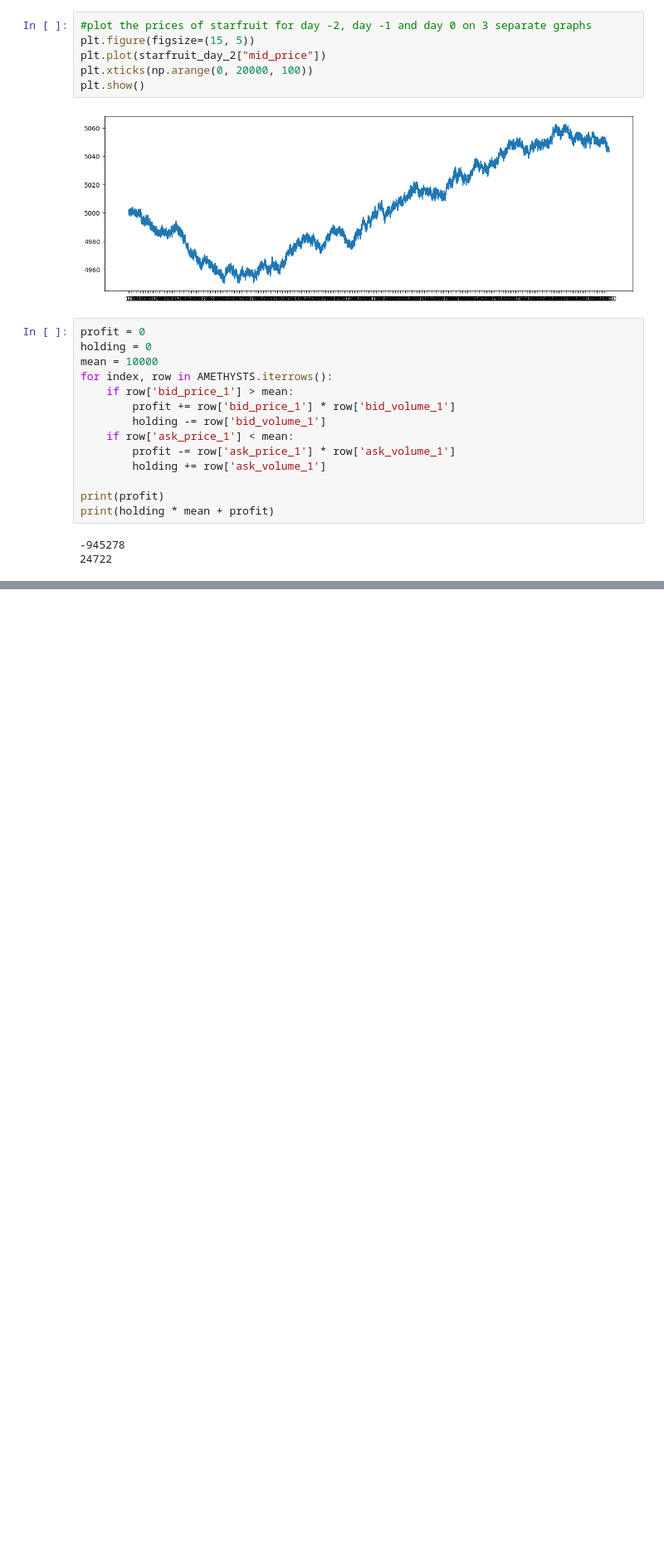
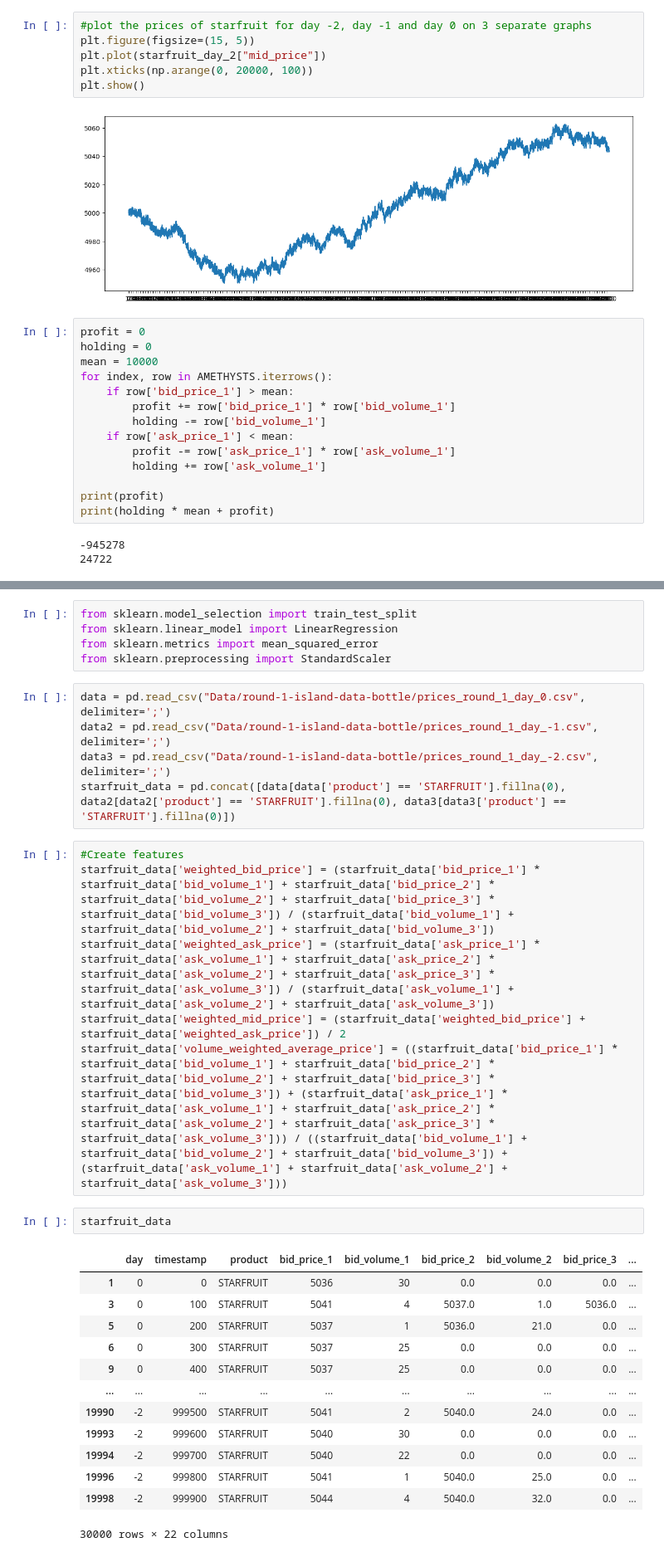
Before and after one commit to ShriRadhakrishnan/IMCProsperity2024, a Jupyter notebook: IMC Prosperity/tests.ipynb, the cells around one changed output, grey strips where cells are left out. Shown at 83% size. Drawn from its saved outputs; the diff is of its cells as text; blank space fills up the shorter version.

```diff
--- a/IMC Prosperity/tests.ipynb
+++ b/IMC Prosperity/tests.ipynb
@@ -294,0 +277,32 @@ for index, row in STARFRUIT.iterrows():
+# %%
+from sklearn.model_selection import train_test_split
+from sklearn.linear_model import LinearRegression
+from sklearn.metrics import mean_squared_error
+from sklearn.preprocessing import StandardScaler
+# %%
+data = pd.read_csv("Data/round-1-island-data-bottle/prices_round_1_day_0.csv", delimiter=';')
+data2 = pd.read_csv("Data/round-1-island-data-bottle/prices_round_1_day_-1.csv", delimiter=';')
+data3 = pd.read_csv("Data/round-1-island-data-bottle/prices_round_1_day_-2.csv", delimiter=';')
+starfruit_data = pd.concat([data[data['product'] == 'STARFRUIT'].fillna(0), data2[data2['product'] == 'STARFRUIT'].fillna(0), data3[data3['product'] == 'STARFRUIT'].fillna(0)])
+# %%
+#Create features
+starfruit_data['weighted_bid_price'] = (starfruit_data['bid_price_1'] * starfruit_data['bid_volume_1'] + starfruit_data['bid_price_2'] * starfruit_data['bid_volume_2'] + starfruit_data['bid_price_3'] * starfruit_data['bid_volume_3']) / (starfruit_data['bid_volume_1'] + starfruit_data['bid_volume_2'] + starfruit_data['bid_volume_3'])
+starfruit_data['weighted_ask_price'] = (starfruit_data['ask_price_1'] * starfruit_data['ask_volume_1'] + starfruit_data['ask_price_2'] * starfruit_data['ask_volume_2'] + starfruit_data['ask_price_3'] * starfruit_data['ask_volume_3']) / (starfruit_data['ask_volume_1'] + starfruit_data['ask_volume_2'] + starfruit_data['ask_volume_3'])
+starfruit_data['weighted_mid_price'] = (starfruit_data['weighted_bid_price'] + starfruit_data['weighted_ask_price']) / 2
+starfruit_data['volume_weighted_average_price'] = ((starfruit_data['bid_price_1'] * starfruit_data['bid_volume_1'] + starfruit_data['bid_price_2'] * starfruit_data['bid_volume_2'] + starfruit_data['bid_price_3'] * starfruit_data['bid_volume_3']) + (starfruit_data['ask_price_1'] * starfruit_data['ask_volume_1'] + starfruit_data['ask_price_2'] * starfruit_data['ask_volume_2'] + starfruit_data['ask_price_3'] * starfruit_data['ask_volume_3'])) / ((starfruit_data['bid_volume_1'] + starfruit_data['bid_volume_2'] + starfruit_data['bid_volume_3']) + (starfruit_data['ask_volume_1'] + starfruit_data['ask_volume_2'] + starfruit_data['ask_volume_3']))
+# %%
+starfruit_data
+# %% [output]
+|  | day | timestamp | product | bid_price_1 | bid_volume_1 | bid_price_2 | bid_volume_2 | bid_price_3 | ... |
+| 1 | 0 | 0 | STARFRUIT | 5036 | 30 | 0.0 | 0.0 | 0.0 | ... |
+| 3 | 0 | 100 | STARFRUIT | 5041 | 4 | 5037.0 | 1.0 | 5036.0 | ... |
+| 5 | 0 | 200 | STARFRUIT | 5037 | 1 | 5036.0 | 21.0 | 0.0 | ... |
+| 6 | 0 | 300 | STARFRUIT | 5037 | 25 | 0.0 | 0.0 | 0.0 | ... |
+| 9 | 0 | 400 | STARFRUIT | 5037 | 25 | 0.0 | 0.0 | 0.0 | ... |
+| ... | ... | ... | ... | ... | ... | ... | ... | ... | ... |
+| 19990 | -2 | 999500 | STARFRUIT | 5041 | 2 | 5040.0 | 24.0 | 0.0 | ... |
+| 19993 | -2 | 999600 | STARFRUIT | 5040 | 30 | 0.0 | 0.0 | 0.0 | ... |
+| 19994 | -2 | 999700 | STARFRUIT | 5040 | 22 | 0.0 | 0.0 | 0.0 | ... |
+| 19996 | -2 | 999800 | STARFRUIT | 5041 | 1 | 5040.0 | 25.0 | 0.0 | ... |
+| 19998 | -2 | 999900 | STARFRUIT | 5044 | 4 | 5040.0 | 32.0 | 0.0 | ... |
+30000 rows × 22 columns
```
Also changed, not shown: parts of 11 cells of this notebook, 2 other files.
